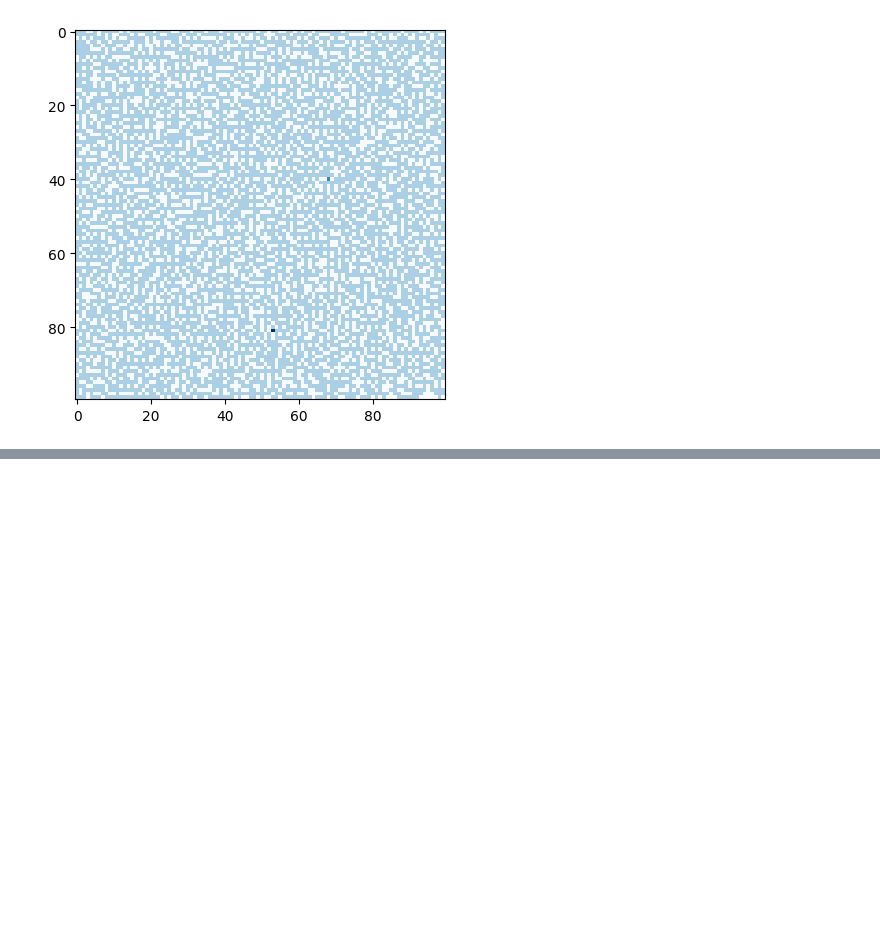
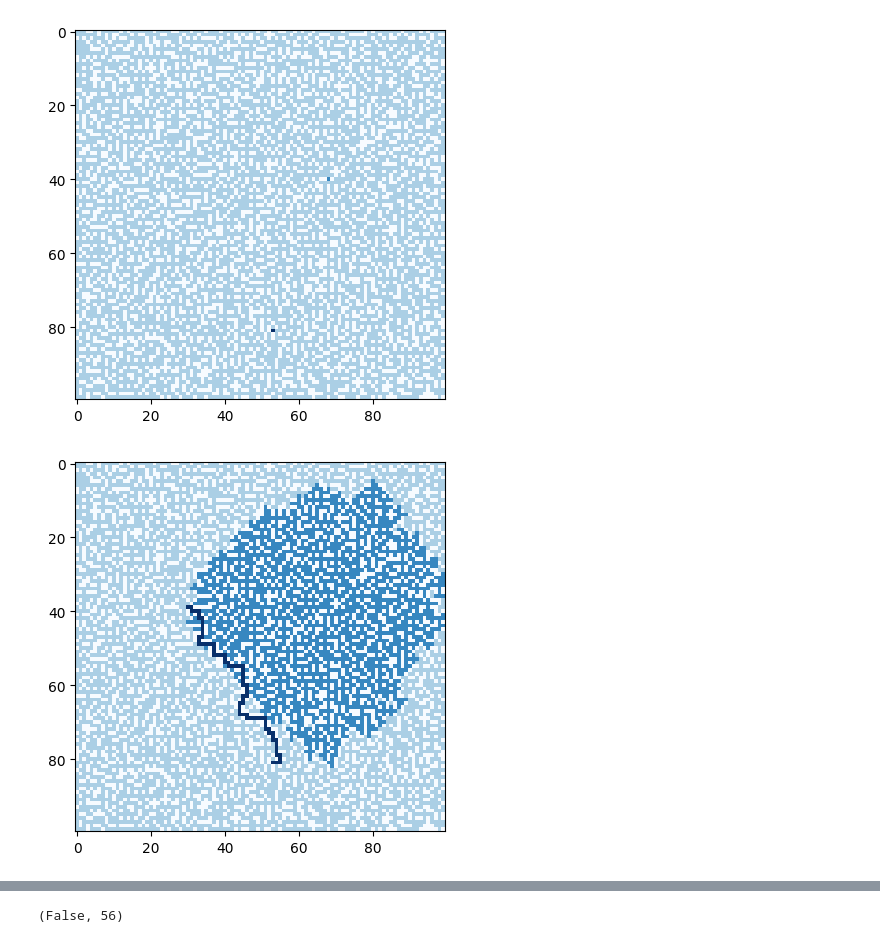
Before and after one commit to dem-ioak/AI-Project-One, a Jupyter notebook: src/Ship.ipynb, the cells around one changed output, grey strips where cells are left out. Saved outputs shown, nothing was run; the diff lists cells and outputs as text; code cells hidden in the pictures; blank space fills up the shorter version.

```diff
--- a/src/Ship.ipynb
+++ b/src/Ship.ipynb
@@ -400,10 +423,17 @@ class Bot:
         i = 0
         while step_limit < 0 or i < step_limit:
 
-            if self.ship.is_path_obstructed(bot_num, path=path): # TODO: check that path is not obstructed
-                # print("invalid path. querying bot again.")
-                path = bot_query()
-                curr_path_ind = 1
+
+            # Path is blocked, find a new way
+            if self.ship.is_path_obstructed(bot_num, path=path[curr_path_ind:]): # TODO: check that path is not obstructed
+
+                # Call DFS to check for path given bot criteria
+                if self.ship.has_path(self.button, self.bot, radius = bot_num - 2):
+                    path = bot_query()
+                    curr_path_ind = 1
+                else:
+                    success = False
+                    break
 
             if path == []:
                 success = False
@@ -437,13 +467,14 @@ class Bot:
 # %%
 # Generate Ship
 D = 100 # ship size
-q = .8   # flammability constant
+q = 1   # flammability constant
 seed = 3805034844886688
 
 ship = Ship(D, q, seed)
 test_bot = Bot(ship)
-# for i in ship.simulate_fire():
-#     print(i)
+res, steps, path = test_bot.simulate(3)
 ship.display()
+res, steps
 # %% [output]
 [figure]
+[figure, added]
@@ -450,2 +485,3 @@ ship.display()
+(False, 56)
 # %%
 print(bot_path)
```
Also changed, not shown: parts of 6 cells of this notebook.
